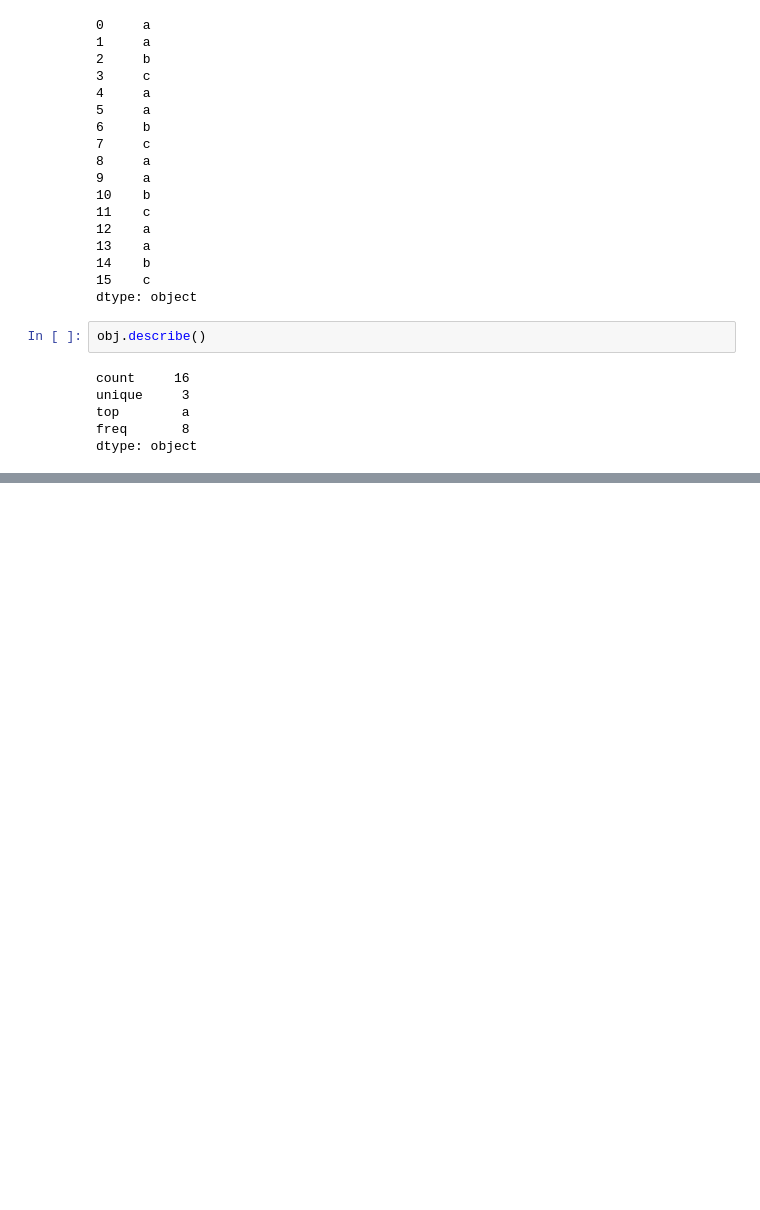
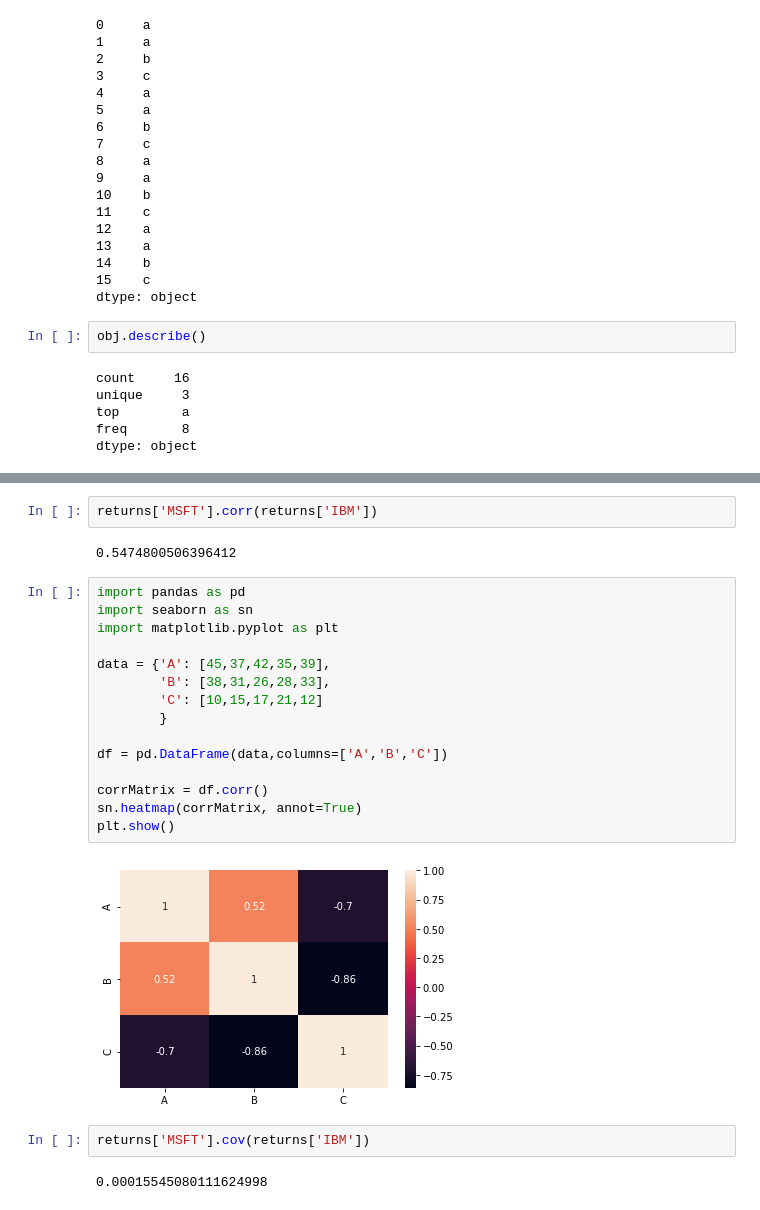
Before and after one commit to cristinacampos92/Pandas, a Jupyter notebook: Basic_Pandas.ipynb, the cells around one changed output, grey strips where cells are left out. Drawn from its saved outputs; the diff is of its cells as text; blank space fills up the shorter version.

Commit message:
Data Cleaning and Preparation

```diff
--- a/Basic_Pandas.ipynb
+++ b/Basic_Pandas.ipynb
@@ -1464,0 +1507,25 @@ dtype: object
+# %%
+returns['MSFT'].corr(returns['IBM'])
+# %% [output]
+0.5474800506396412
+# %%
+import pandas as pd
+import seaborn as sn
+import matplotlib.pyplot as plt
+
+data = {'A': [45,37,42,35,39],
+        'B': [38,31,26,28,33],
+        'C': [10,15,17,21,12]
+        }
+
+df = pd.DataFrame(data,columns=['A','B','C'])
+
+corrMatrix = df.corr()
+sn.heatmap(corrMatrix, annot=True)
+plt.show()
+# %% [output]
+[figure, added]
+# %%
+returns['MSFT'].cov(returns['IBM'])
+# %% [output]
+0.00015545080111624998
```
Also changed, not shown: parts of 31 cells of this notebook, 5 other files.
